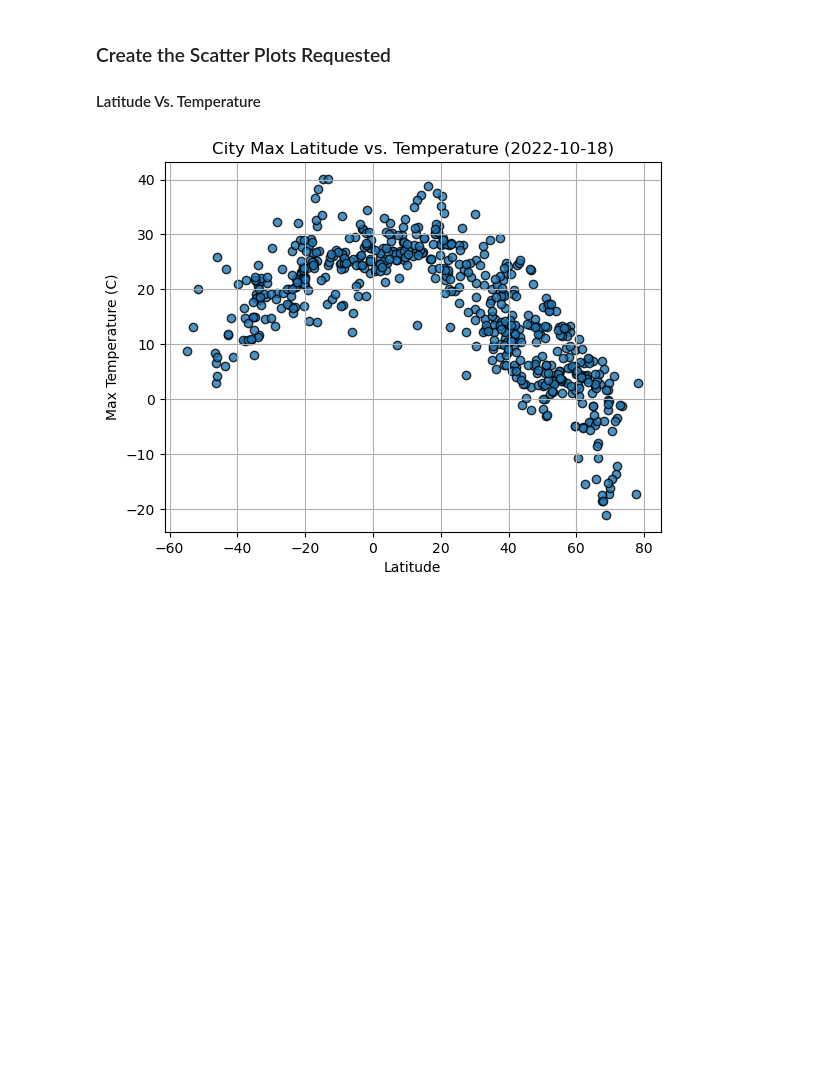
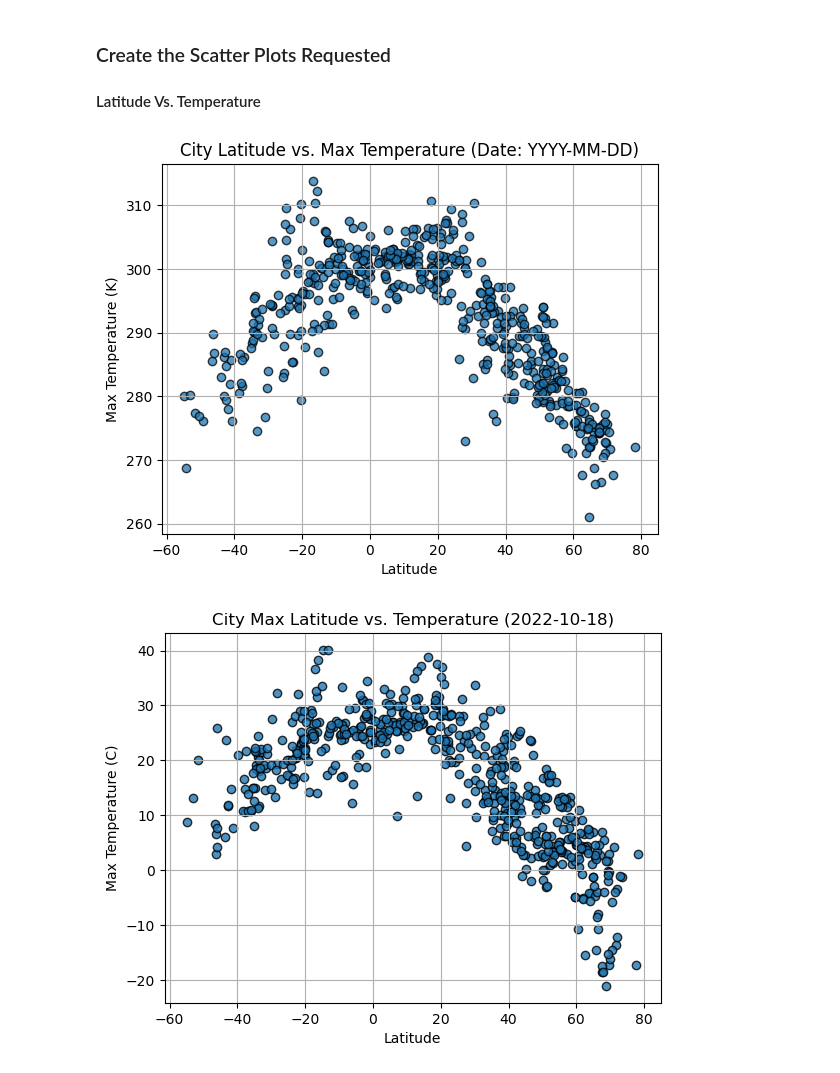
Before and after one commit to rabellan/python-api-challenge, a Jupyter notebook: WeatherPy/WeatherPy.ipynb, the cells around one changed output. Drawn from its saved outputs; the diff is of its cells as text; code cells hidden in the pictures; blank space fills up the shorter version.

Commit message:
Added scatterplot on cell 7

```diff
--- a/WeatherPy/WeatherPy.ipynb
+++ b/WeatherPy/WeatherPy.ipynb
@@ -201,6 +201,26 @@ city_data_df.head()
 ### Create the Scatter Plots Requested
 
 #### Latitude Vs. Temperature
+# %%
+# Build scatter plot for latitude vs. temperature
+# Remove the starter code in the cell below before moving to prod
+plt.scatter(city_data_df['Lat'], city_data_df['Max Temp'], edgecolors='black', alpha=0.75)
+
+# Add labels and other graph properties
+plt.title('City Latitude vs. Max Temperature (Date: YYYY-MM-DD)')
+plt.xlabel('Latitude')
+plt.ylabel('Max Temperature (K)')
+
+# Add a grid for better readability
+plt.grid(True)
+
+# Save the figure
+#plt.savefig("./output_data/Fig1.png")
+
+# Show plot
+plt.show()
+# %% [output]
+[figure, added]
 # %%
 # Build scatter plot for latitude vs. temperature
 # YOUR CODE HERE
```
